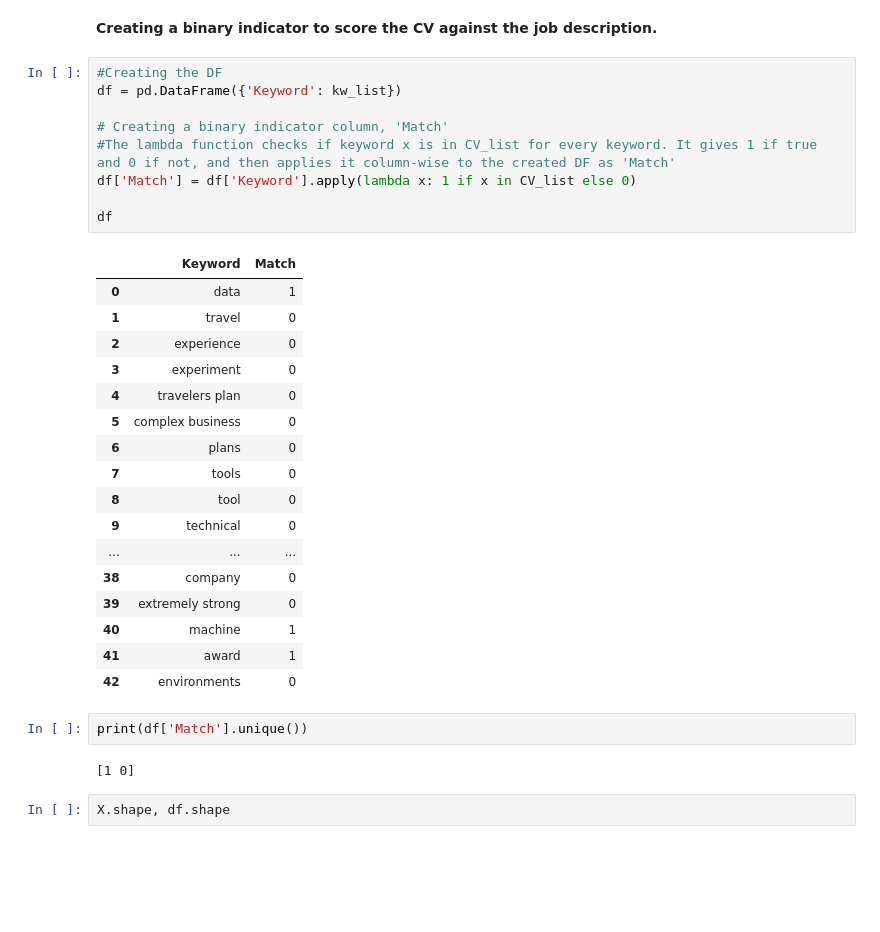
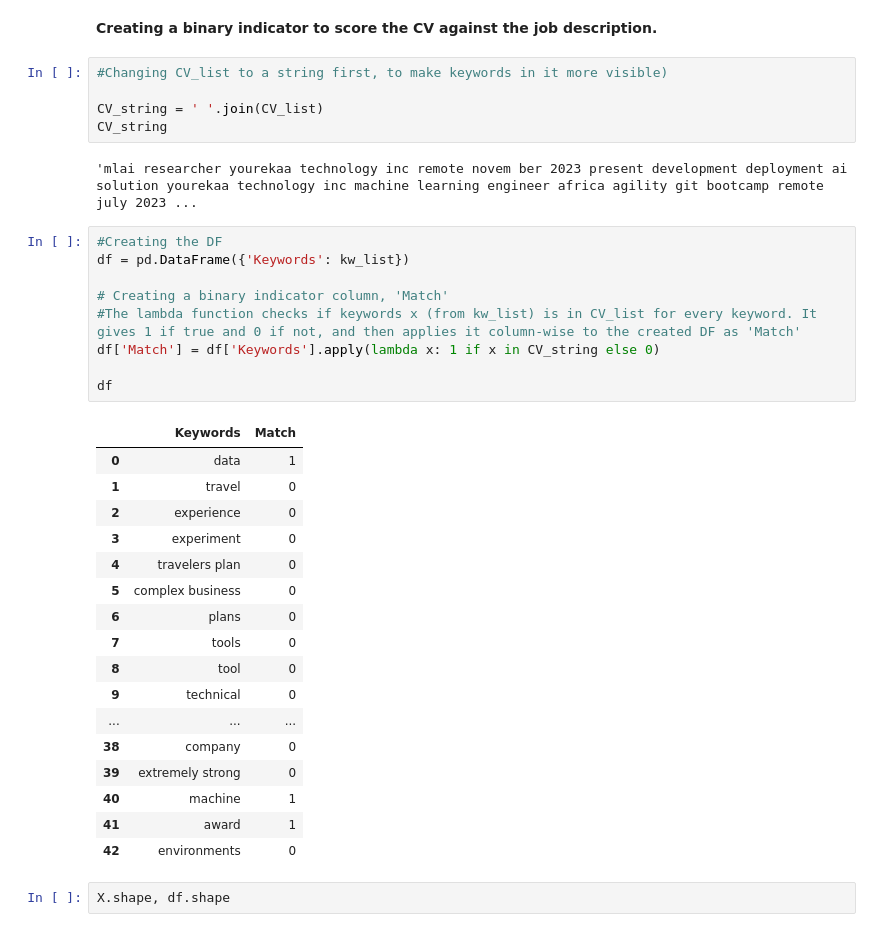
Before and after one commit to obinnafranklinduru/uptrust_builder_backend, a Jupyter notebook: NLP_Document_Parsing(2).ipynb, the cells around one changed output. Cells and saved outputs as stored; diff of their text form; blank space fills up the shorter version.

```diff
--- a/NLP_Document_Parsing(2).ipynb
+++ b/NLP_Document_Parsing(2).ipynb
@@ -431,17 +587,24 @@ kw_list
  'environments']
 # %% [markdown]
 **Creating a binary indicator to score the CV against the job description.**
+# %%
+#Changing CV_list to a string first, to make keywords in it more visible)
+
+CV_string = ' '.join(CV_list)
+CV_string
+# %% [output]
+'mlai researcher yourekaa technology inc remote novem ber 2023 present development deployment ai solution yourekaa technology inc machine learning engineer africa agility git bootcamp remote july 2023 ...
 # %%
 #Creating the DF
-df = pd.DataFrame({'Keyword': kw_list})
+df = pd.DataFrame({'Keywords': kw_list})
 
 # Creating a binary indicator column, 'Match'
-#The lambda function checks if keyword x is in CV_list for every keyword. It gives 1 if true and 0 if not, and then applies it column-wise to the created DF as 'Match'
-df['Match'] = df['Keyword'].apply(lambda x: 1 if x in CV_list else 0)
+#The lambda function checks if keywords x (from kw_list) is in CV_list for every keyword. It gives 1 if true and 0 if not, and then applies it column-wise to the created DF as 'Match'
+df['Match'] = df['Keywords'].apply(lambda x: 1 if x in CV_string else 0)
 
 df
 # %% [output]
-|  | Keyword | Match |
+|  | Keywords | Match |
 | 0 | data | 1 |
 | 1 | travel | 0 |
 | 2 | experience | 0 |
@@ -458,10 +621,6 @@ df
 | 40 | machine | 1 |
 | 41 | award | 1 |
 | 42 | environments | 0 |
-# %%
-print(df['Match'].unique())
-# %% [output]
-[1 0]
 # %%
 X.shape, df.shape
 # %% [output]
```
Also changed, not shown: parts of 40 cells of this notebook.
